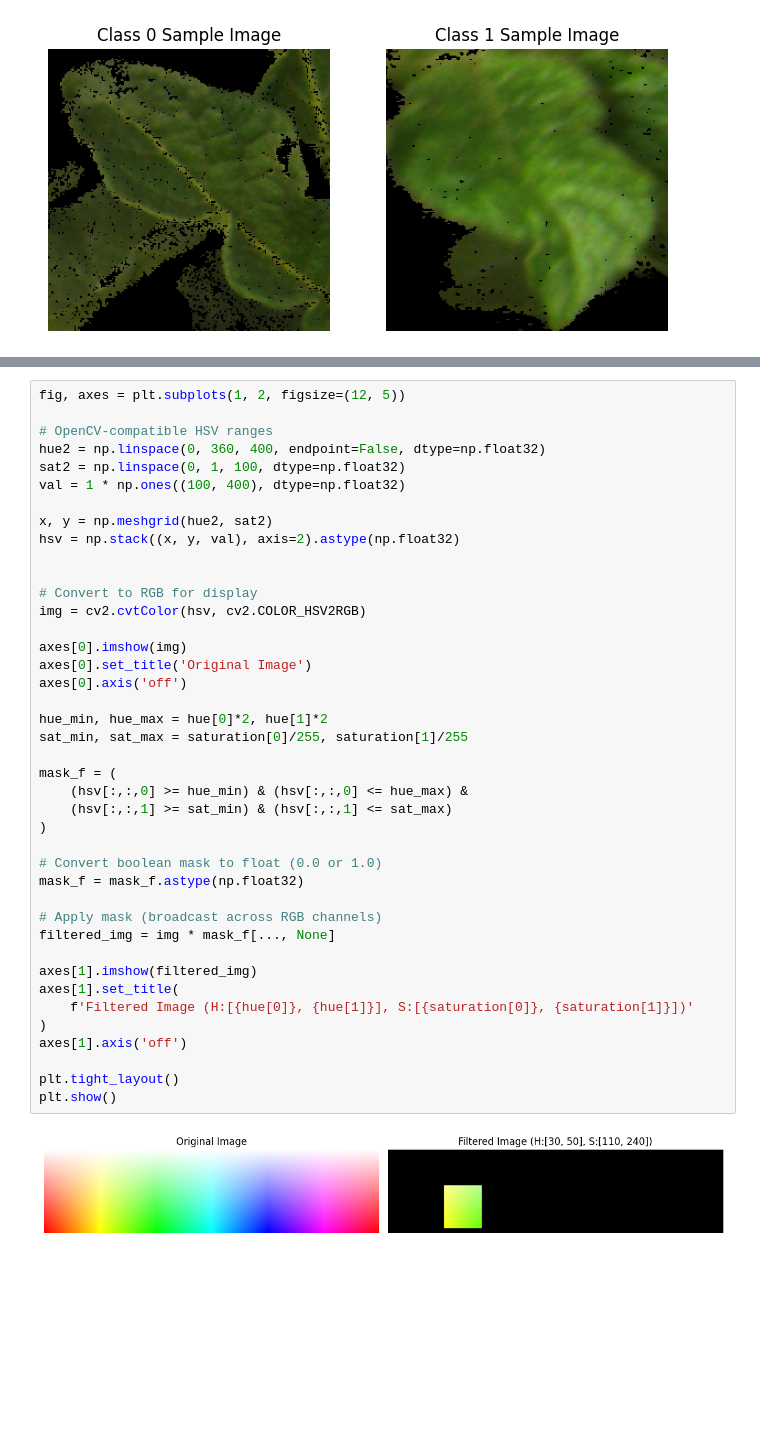
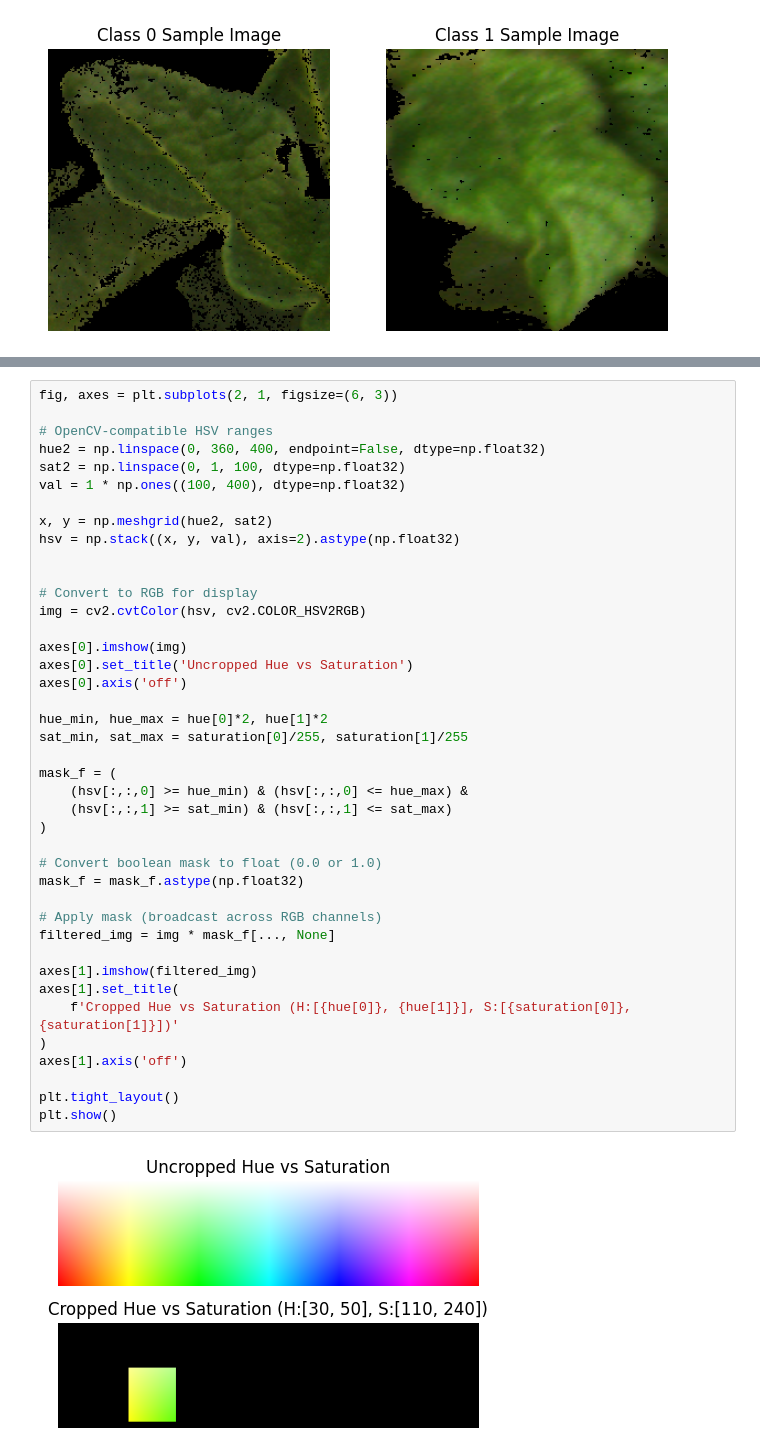
Before and after one commit to MartMonster/AlphaTreeLVQ, a Jupyter notebook: hist.ipynb, the cells around one changed output, grey strips where cells are left out. Saved outputs shown, nothing was run; the diff lists cells and outputs as text; blank space fills up the shorter version.

```diff
--- a/hist.ipynb
+++ b/hist.ipynb
@@ -228,5 +228,5 @@ Non-zero pixels in filtered image: 39223497
 # %%
-fig, axes = plt.subplots(1, 2, figsize=(12, 5))
+fig, axes = plt.subplots(2, 1, figsize=(6, 3))
 
 # OpenCV-compatible HSV ranges
 hue2 = np.linspace(0, 360, 400, endpoint=False, dtype=np.float32)
@@ -238,33 +238,33 @@ hsv = np.stack((x, y, val), axis=2).astype(np.float32)
 
 
 # Convert to RGB for display
 img = cv2.cvtColor(hsv, cv2.COLOR_HSV2RGB)
 
 axes[0].imshow(img)
-axes[0].set_title('Original Image')
+axes[0].set_title('Uncropped Hue vs Saturation')
 axes[0].axis('off')
 
 hue_min, hue_max = hue[0]*2, hue[1]*2
 sat_min, sat_max = saturation[0]/255, saturation[1]/255
 
 mask_f = (
     (hsv[:,:,0] >= hue_min) & (hsv[:,:,0] <= hue_max) &
     (hsv[:,:,1] >= sat_min) & (hsv[:,:,1] <= sat_max)
 )
 
 # Convert boolean mask to float (0.0 or 1.0)
 mask_f = mask_f.astype(np.float32)
 
 # Apply mask (broadcast across RGB channels)
 filtered_img = img * mask_f[..., None]
 
 axes[1].imshow(filtered_img)
 axes[1].set_title(
-    f'Filtered Image (H:[{hue[0]}, {hue[1]}], S:[{saturation[0]}, {saturation[1]}])'
+    f'Cropped Hue vs Saturation (H:[{hue[0]}, {hue[1]}], S:[{saturation[0]}, {saturation[1]}])'
 )
 axes[1].axis('off')
 
 plt.tight_layout()
 plt.show()
 # %% [output]
-[figure, old version]
+[figure, new version]
```
Also changed, not shown: parts of 1 cell of this notebook, 4 other files.
